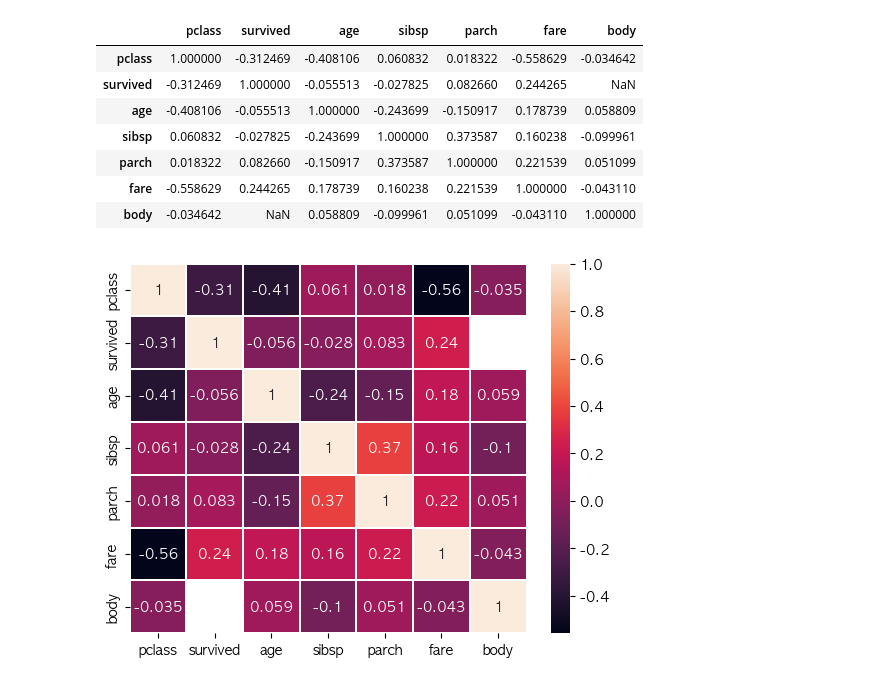
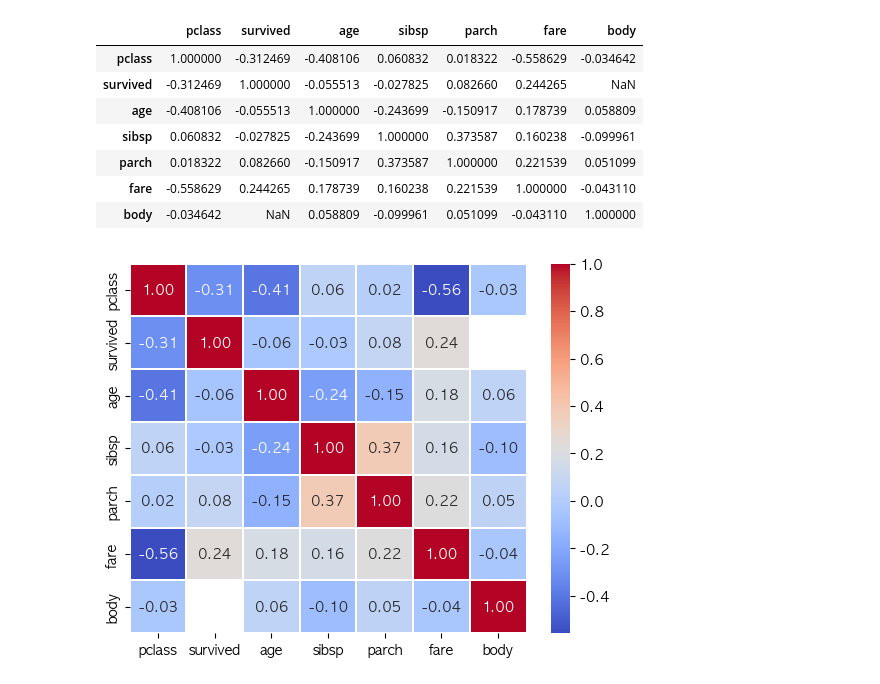
Before and after one commit to sungback/DS01, a Jupyter notebook: work/titanic1-EDA.ipynb, the cells around one changed output. Cells and saved outputs as stored; diff of their text form; code cells hidden in the pictures.

```diff
--- a/work/titanic1-EDA.ipynb
+++ b/work/titanic1-EDA.ipynb
@@ -311,5 +308,6 @@ plt.show()
 # %%
-df.corr(numeric_only=True)
+corr = df.corr(numeric_only=True) # 상관계수 : -1(반비례) ~ 0(상관없음) ~ 1(비례)
+corr
 # %% [output]
 |  | pclass | survived | age | sibsp | parch | fare | body |
 | pclass | 1.000000 | -0.312469 | -0.408106 | 0.060832 | 0.018322 | -0.558629 | -0.034642 |
@@ -320,7 +318,7 @@ df.corr(numeric_only=True)
 | fare | -0.558629 | 0.244265 | 0.178739 | 0.160238 | 0.221539 | 1.000000 | -0.043110 |
 | body | -0.034642 | NaN | 0.058809 | -0.099961 | 0.051099 | -0.043110 | 1.000000 |
 # %%
-sns.heatmap(df.corr(numeric_only=True), linewidths=0.1, annot=True)
+sns.heatmap(corr, linewidths=0.1, annot=True, fmt=".2f", cmap='coolwarm')
 plt.show()
 # %% [output]
-[figure, old version]
+[figure, new version]
```
Also changed, not shown: parts of 25 cells of this notebook, 2 other files.
